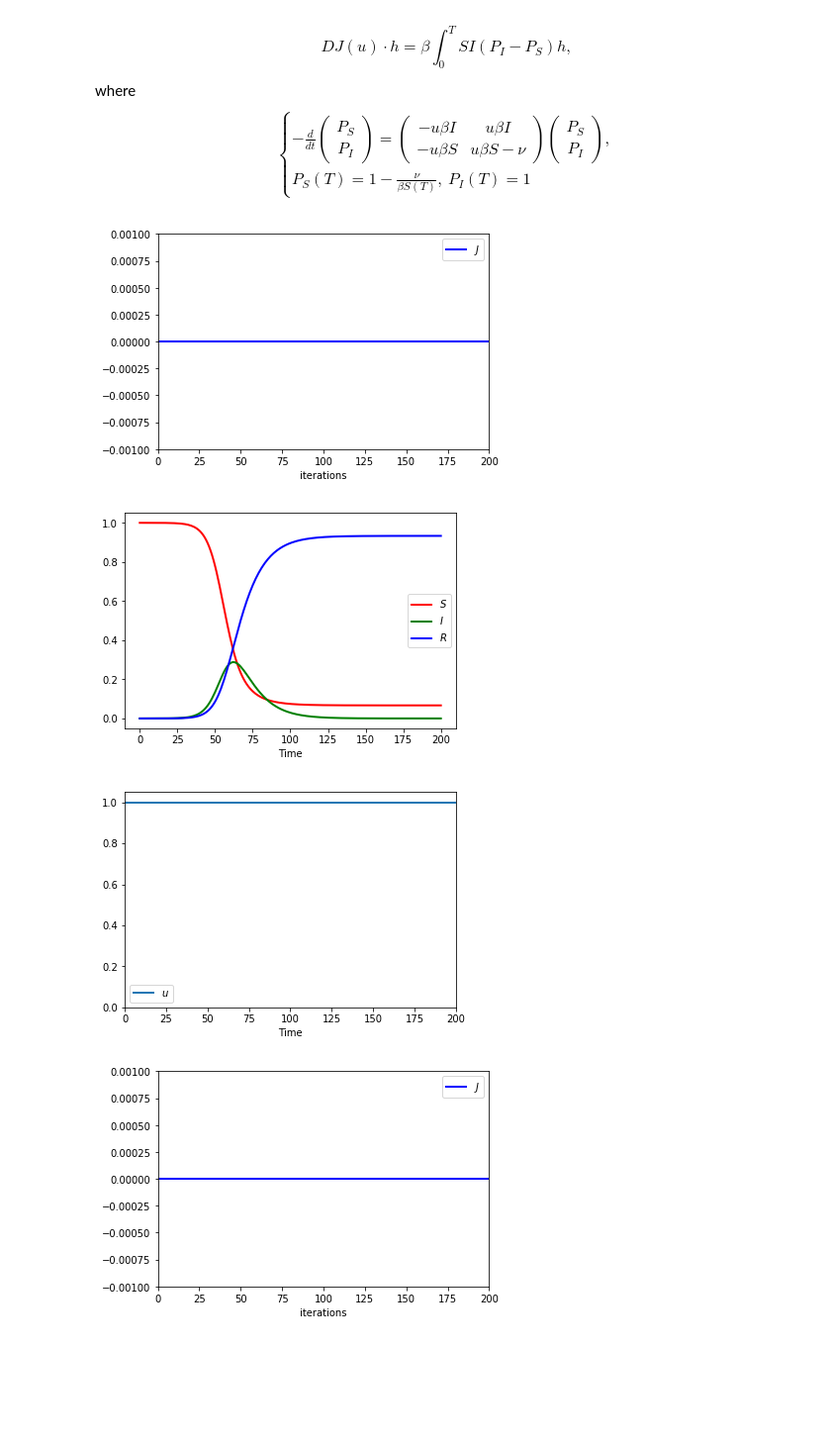
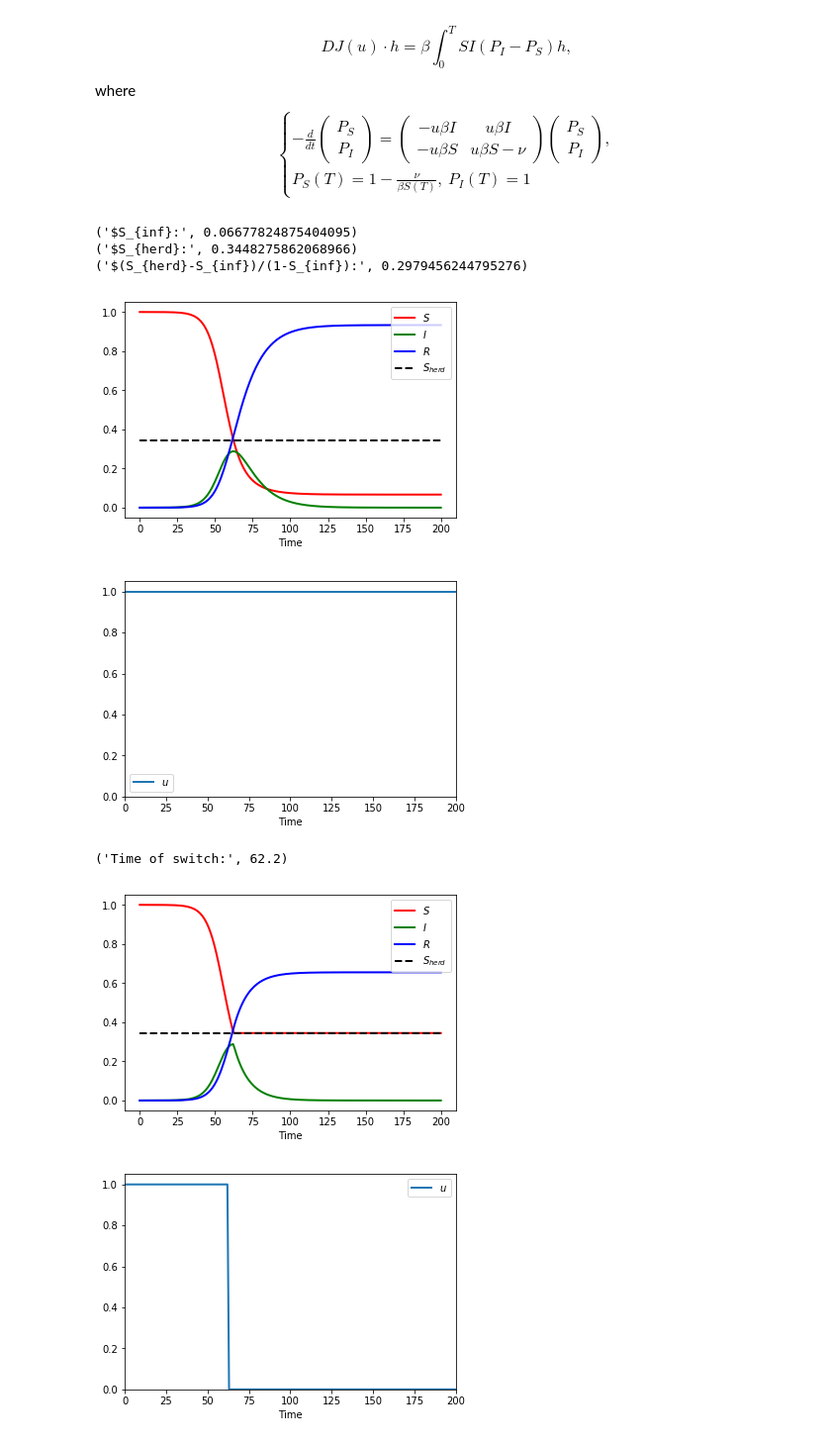
Before and after one commit to michelduprez/optimal-immunity-control, a Jupyter notebook: simu_covid.ipynb, the cells around one changed output. Shown at 99% size. Saved outputs shown, nothing was run; the diff lists cells and outputs as text; code cells hidden in the pictures; blank space fills up the shorter version.

```diff
--- a/simu_covid.ipynb
+++ b/simu_covid.ipynb
@@ -422,33 +339,54 @@ def plot_save_opt_sol(Jval1,yval1,u1,Jval2,yval2,u2,tval):
     File.close()
     return ;
 # %%
-# examples of control (figure 1)
+# examples of controls (figure 1)
 T=200.0
 alpha=0.0
 # discretisation parameters
-NT=int(2e2+1) # number of time step
+NT=int(10001) # number of time step
 ITER = 5e4 # number of step in optimisation
 tval=np.linspace(t0,T,NT) # discretized time interval [t0,t0+h,...,T]
 h = (T-t0)/(NT-1)        #the time step
+
+
+
+# Conpute the first solution
 u=np.ones(int(NT))
 yval=RK4_state(u,init)
-Jval = np.zeros(int(NT))
+ind_max_I = np.argmax(yval[:,1])
+tval=tval[::50]
+yval=yval[::50,:]
+u=u[::50]
 
-# plot and save control1
-Jval = np.zeros(int(NT))
-plot_save_example(Jval,yval,u,tval,'_example1')
+Sinf = Dicho_S_inf(J(yval))
+print("$S_{inf}:",Sinf)
+Sherd = nu/beta
+print("$S_{herd}:",Sherd)
+print("$(S_{herd}-S_{inf})/(1-S_{inf}):",(Sherd-Sinf)/(1.0-Sinf))
+
+# plot and save solution and control 1
+plot_save_example(yval,u,tval,'_example1')
 
 # compute the second solution
-ind_max_I = np.argmax(yval[:,1])
-for i in range(int(ind_max_I),int(NT)):
+tval=np.linspace(t0,T,NT)
+u=np.ones(int(NT))
+for i in range(int(ind_max_I+1),int(NT)):
     u[i]=0.0
 yval=RK4_state(u,init)
+print('Time of switch:',tval[ind_max_I])
+tval=tval[::50]
+yval=yval[::50,:]
+u=u[::50]
 
 
-# plot and save control2
-plot_save_example(Jval,yval,u,tval,'_example2')
+# plot and save solution and control 2
+plot_save_example(yval,u,tval,'_example2')
 # %% [output]
+('$S_{inf}:', 0.06677824875404095)
+('$S_{herd}:', 0.3448275862068966)
+('$(S_{herd}-S_{inf})/(1-S_{inf}):', 0.2979456244795276)
-[figure, old version]
+[figure, new version]
-[figure, old version]
+[figure, new version]
+('Time of switch:', 62.2)
-[figure, old version]
+[figure, new version]
-[figure, old version]
+[figure, new version]
```
Also changed, not shown: parts of 11 cells of this notebook.
